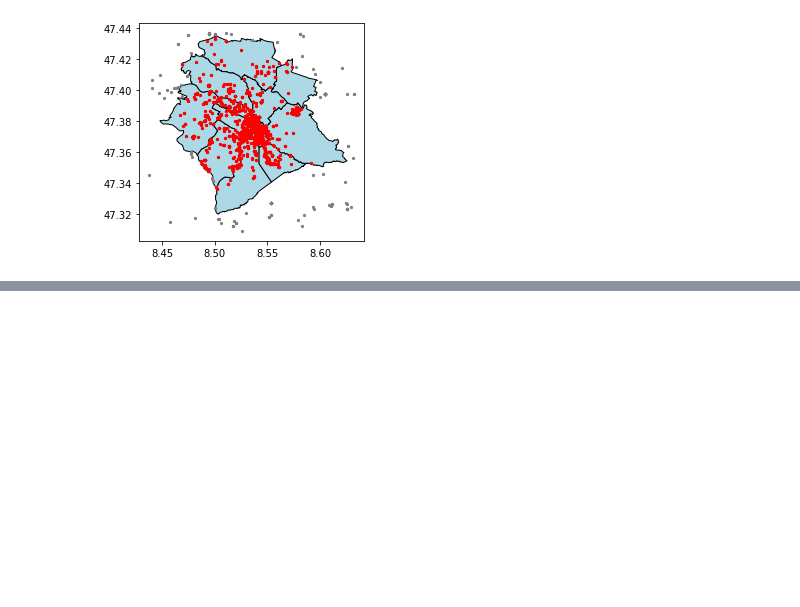
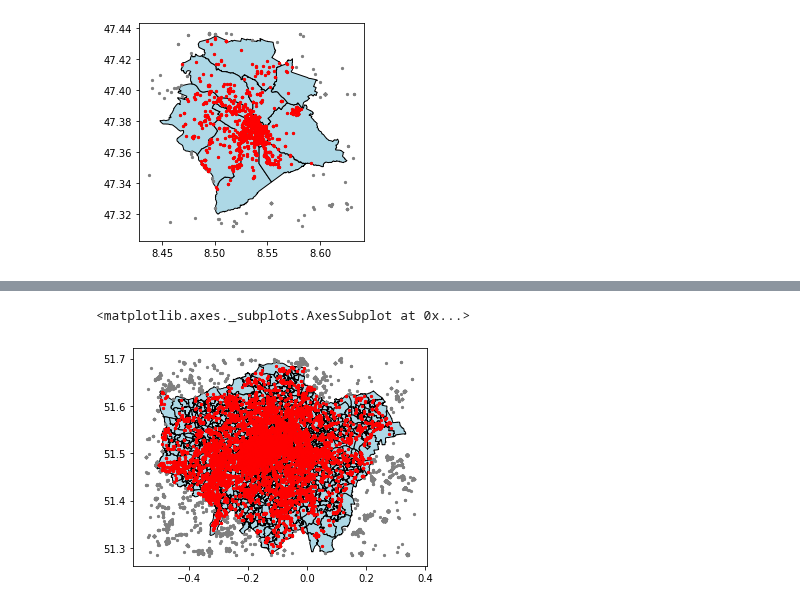
Before and after one commit to leyixu21/Semantic-Trajectory, a Jupyter notebook: get_flickr_data.ipynb, the cells around one changed output, grey strips where cells are left out. Saved outputs shown, nothing was run; the diff lists cells and outputs as text; code cells hidden in the pictures; blank space fills up the shorter version.

```diff
--- a/get_flickr_data.ipynb
+++ b/get_flickr_data.ipynb
@@ -498,0 +608,15 @@ zurich_flickr_2021.plot(ax=base, marker='o', color='red', markersize=5)
+# %%
+from shapely import wkt
+# read flickr data
+london_bbox_flickr_2021 = pd.read_csv(path+'london_flickr_photos_2021.csv')
+# convert string to datetime format
+london_bbox_flickr_2021['datetaken'] = pd.to_datetime(london_bbox_flickr_2021['datetaken'], format='%Y-%m-%d %H:%M:%S')
+# sort by datetaken
+london_bbox_flickr_2021 = london_bbox_flickr_2021.sort_values(by='datetaken')
+
+# convert dataframe to geodataframe
+london_bbox_flickr_2021 = gpd.GeoDataFrame(
+    london_bbox_flickr_2021, geometry=gpd.points_from_xy(london_bbox_flickr_2021.longitude, london_bbox_flickr_2021.latitude, crs='epsg:4326')
+)
+
+london_bbox_flickr_2021
@@ -498,0 +639,5 @@ zurich_flickr_2021.plot(ax=base, marker='o', color='red', markersize=5)
+# %%
+# read boundary data
+london = gpd.read_file(path+'statistical-gis-boundaries-london/ESRI/MSOA_2004_London_High_Resolution.shp')
+
+london
@@ -498,0 +658,4 @@ zurich_flickr_2021.plot(ax=base, marker='o', color='red', markersize=5)
+# %%
+# get the coordination system
+london = london.to_crs('epsg:4326')
+london.crs
@@ -498,0 +686,5 @@ zurich_flickr_2021.plot(ax=base, marker='o', color='red', markersize=5)
+# %%
+# get Flickr data inside the city boundary
+london_flickr_2021 = london_bbox_flickr_2021[london_bbox_flickr_2021.within(london.unary_union)]
+
+london_flickr_2021
@@ -498,0 +705,12 @@ zurich_flickr_2021.plot(ax=base, marker='o', color='red', markersize=5)
+# %%
+# plot the boundary
+base = london.plot(color='lightblue', edgecolor='black')
+
+# plot the flickr data within the bounding box
+london_bbox_flickr_2021.plot(ax=base, marker='o', color='grey', markersize=5)
+
+# plot the flickr data within the bouondary
+london_flickr_2021.plot(ax=base, marker='o', color='red', markersize=5)
+# %% [output]
+<matplotlib.axes._subplots.AxesSubplot at 0x...>
+[figure, added]
```
Also changed, not shown: parts of 20 cells of this notebook.
